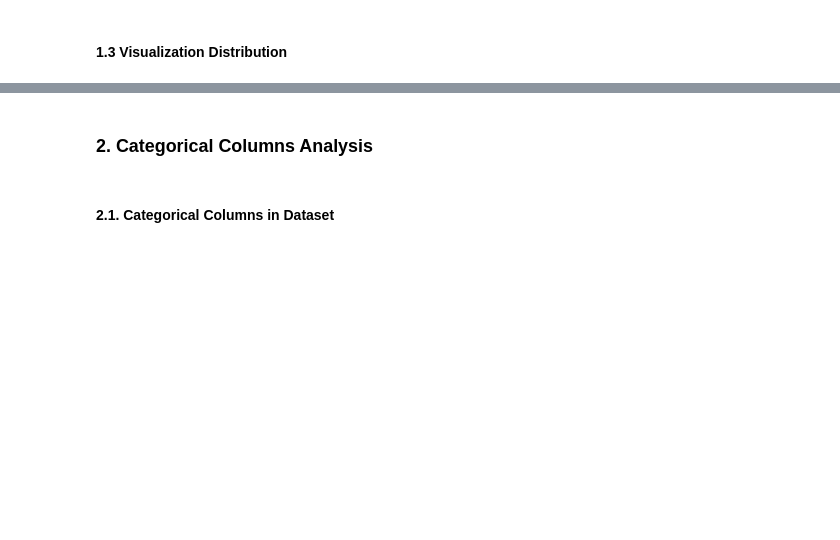
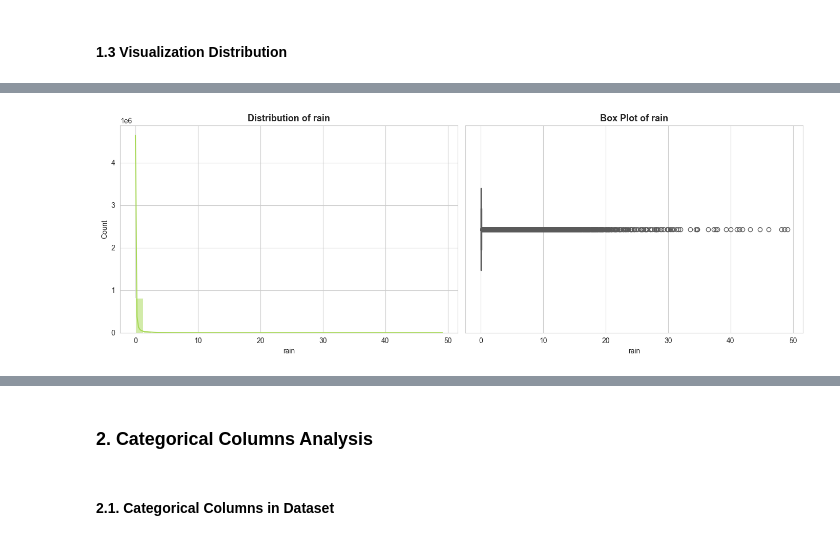
Before and after one commit to TrNguyenMQuan/VietNam_PM2.5_Forecasting, a Jupyter notebook: notebooks/data_exploration.ipynb, the cells around one changed output, grey strips where cells are left out. Cells and saved outputs as stored; diff of their text form; code cells hidden in the pictures; blank space fills up the shorter version.

```diff
--- a/notebooks/data_exploration.ipynb
+++ b/notebooks/data_exploration.ipynb
@@ -392,0 +575,4 @@ dtype: object
+# %%
+plot_numerical_distribution_and_boxplot(numeric_cols[4], 4)
+# %% [output]
+[figure, added]
```
Also changed, not shown: parts of 84 cells of this notebook, 3 other files.
